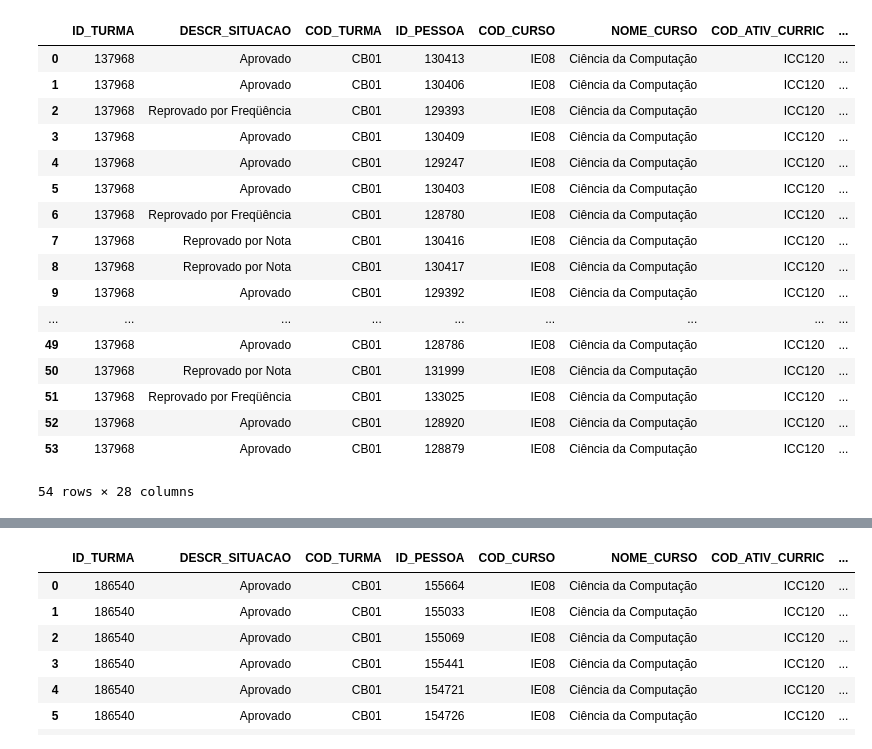
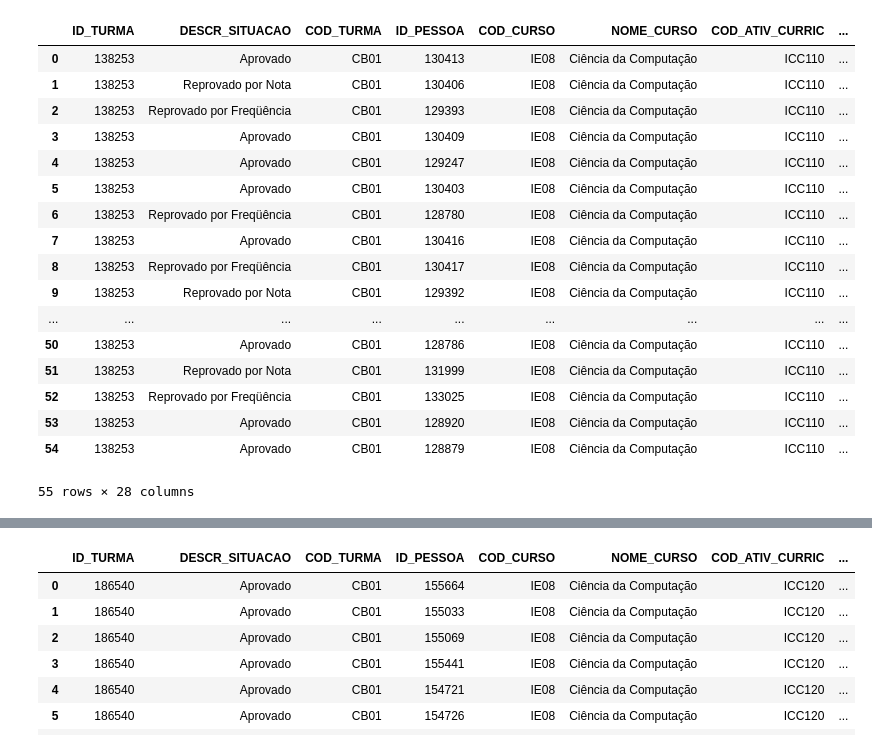
Before and after one commit to kaikermaciel/python1, a Jupyter notebook: dados_ttcc.ipynb, the cells around one changed output, grey strips where cells are left out. Cells and saved outputs as stored; diff of their text form; code cells hidden in the pictures.

```diff
--- a/dados_ttcc.ipynb
+++ b/dados_ttcc.ipynb
@@ -6,24 +6,24 @@ import csv
 import matplotlib.pyplot as plt
 import numpy as np
 # %%
-repmd2016 = pd.read_csv("/content/ICC120-2016-1-IE08-CB01.csv", sep = ";",encoding= 'iso-8859-1')
+repmd2016 = pd.read_csv("/content/csv_files/ICC110-2016-1-IE08.csv", sep = ";",encoding= 'iso-8859-1')
 repmd2016
 # %% [output]
 |  | ID_TURMA | DESCR_SITUACAO | COD_TURMA | ID_PESSOA | COD_CURSO | NOME_CURSO | COD_ATIV_CURRIC | ... |
-| 0 | 137968 | Aprovado | CB01 | 130413 | IE08 | Ciência da Computação | ICC120 | ... |
-| 1 | 137968 | Aprovado | CB01 | 130406 | IE08 | Ciência da Computação | ICC120 | ... |
-| 2 | 137968 | Reprovado por Freqüência | CB01 | 129393 | IE08 | Ciência da Computação | ICC120 | ... |
-| 3 | 137968 | Aprovado | CB01 | 130409 | IE08 | Ciência da Computação | ICC120 | ... |
-| 4 | 137968 | Aprovado | CB01 | 129247 | IE08 | Ciência da Computação | ICC120 | ... |
-| 5 | 137968 | Aprovado | CB01 | 130403 | IE08 | Ciência da Computação | ICC120 | ... |
-| 6 | 137968 | Reprovado por Freqüência | CB01 | 128780 | IE08 | Ciência da Computação | ICC120 | ... |
-| 7 | 137968 | Reprovado por Nota | CB01 | 130416 | IE08 | Ciência da Computação | ICC120 | ... |
-| 8 | 137968 | Reprovado por Nota | CB01 | 130417 | IE08 | Ciência da Computação | ICC120 | ... |
-| 9 | 137968 | Aprovado | CB01 | 129392 | IE08 | Ciência da Computação | ICC120 | ... |
+| 0 | 138253 | Aprovado | CB01 | 130413 | IE08 | Ciência da Computação | ICC110 | ... |
+| 1 | 138253 | Reprovado por Nota | CB01 | 130406 | IE08 | Ciência da Computação | ICC110 | ... |
+| 2 | 138253 | Reprovado por Freqüência | CB01 | 129393 | IE08 | Ciência da Computação | ICC110 | ... |
+| 3 | 138253 | Aprovado | CB01 | 130409 | IE08 | Ciência da Computação | ICC110 | ... |
+| 4 | 138253 | Aprovado | CB01 | 129247 | IE08 | Ciência da Computação | ICC110 | ... |
+| 5 | 138253 | Aprovado | CB01 | 130403 | IE08 | Ciência da Computação | ICC110 | ... |
+| 6 | 138253 | Reprovado por Freqüência | CB01 | 128780 | IE08 | Ciência da Computação | ICC110 | ... |
+| 7 | 138253 | Aprovado | CB01 | 130416 | IE08 | Ciência da Computação | ICC110 | ... |
+| 8 | 138253 | Reprovado por Freqüência | CB01 | 130417 | IE08 | Ciência da Computação | ICC110 | ... |
+| 9 | 138253 | Reprovado por Nota | CB01 | 129392 | IE08 | Ciência da Computação | ICC110 | ... |
 | ... | ... | ... | ... | ... | ... | ... | ... | ... |
-| 49 | 137968 | Aprovado | CB01 | 128786 | IE08 | Ciência da Computação | ICC120 | ... |
-| 50 | 137968 | Reprovado por Nota | CB01 | 131999 | IE08 | Ciência da Computação | ICC120 | ... |
-| 51 | 137968 | Reprovado por Freqüência | CB01 | 133025 | IE08 | Ciência da Computação | ICC120 | ... |
-| 52 | 137968 | Aprovado | CB01 | 128920 | IE08 | Ciência da Computação | ICC120 | ... |
-| 53 | 137968 | Aprovado | CB01 | 128879 | IE08 | Ciência da Computação | ICC120 | ... |
+| 50 | 138253 | Aprovado | CB01 | 128786 | IE08 | Ciência da Computação | ICC110 | ... |
+| 51 | 138253 | Reprovado por Nota | CB01 | 131999 | IE08 | Ciência da Computação | ICC110 | ... |
+| 52 | 138253 | Reprovado por Freqüência | CB01 | 133025 | IE08 | Ciência da Computação | ICC110 | ... |
+| 53 | 138253 | Aprovado | CB01 | 128920 | IE08 | Ciência da Computação | ICC110 | ... |
+| 54 | 138253 | Aprovado | CB01 | 128879 | IE08 | Ciência da Computação | ICC110 | ... |
-54 rows × 28 columns
+55 rows × 28 columns
```
Also changed, not shown: parts of 33 cells of this notebook.
